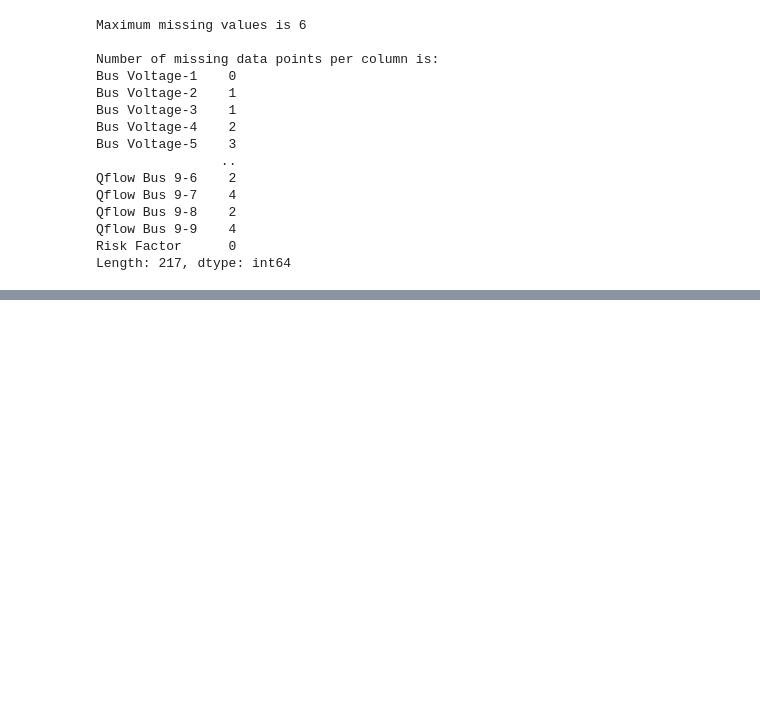
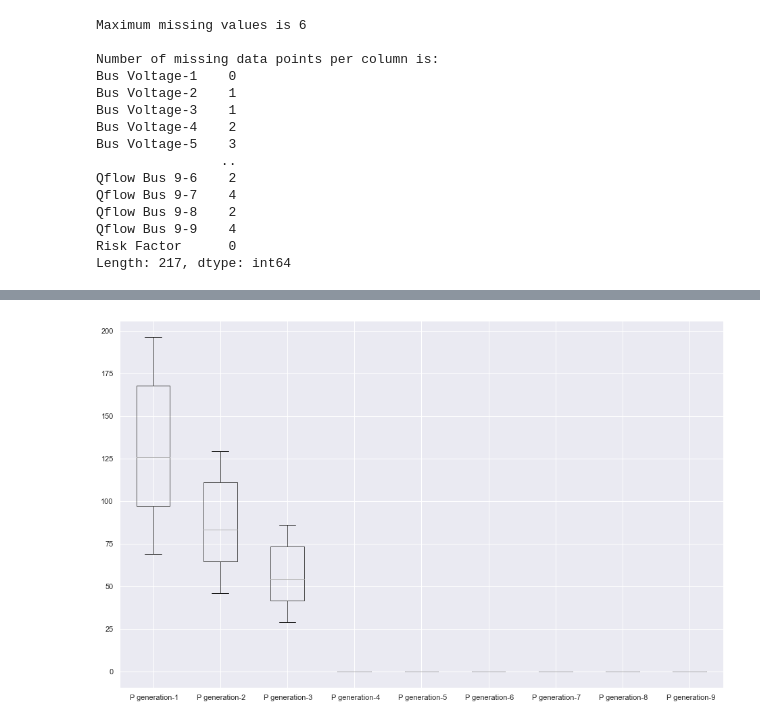
Before and after one commit to philmas/EE4720-Energy-Systems-Project, a Jupyter notebook: notebook.ipynb, the cells around one changed output, grey strips where cells are left out. Saved outputs shown, nothing was run; the diff lists cells and outputs as text; code cells hidden in the pictures; blank space fills up the shorter version.

```diff
--- a/notebook.ipynb
+++ b/notebook.ipynb
@@ -114,0 +125,5 @@ Length: 217, dtype: int64
+# %%
+plt.figure(figsize=(16,10))
+data.iloc[:, 18:27].boxplot();
+# %% [output]
+[figure, added]
```
Also changed, not shown: parts of 7 cells of this notebook.
